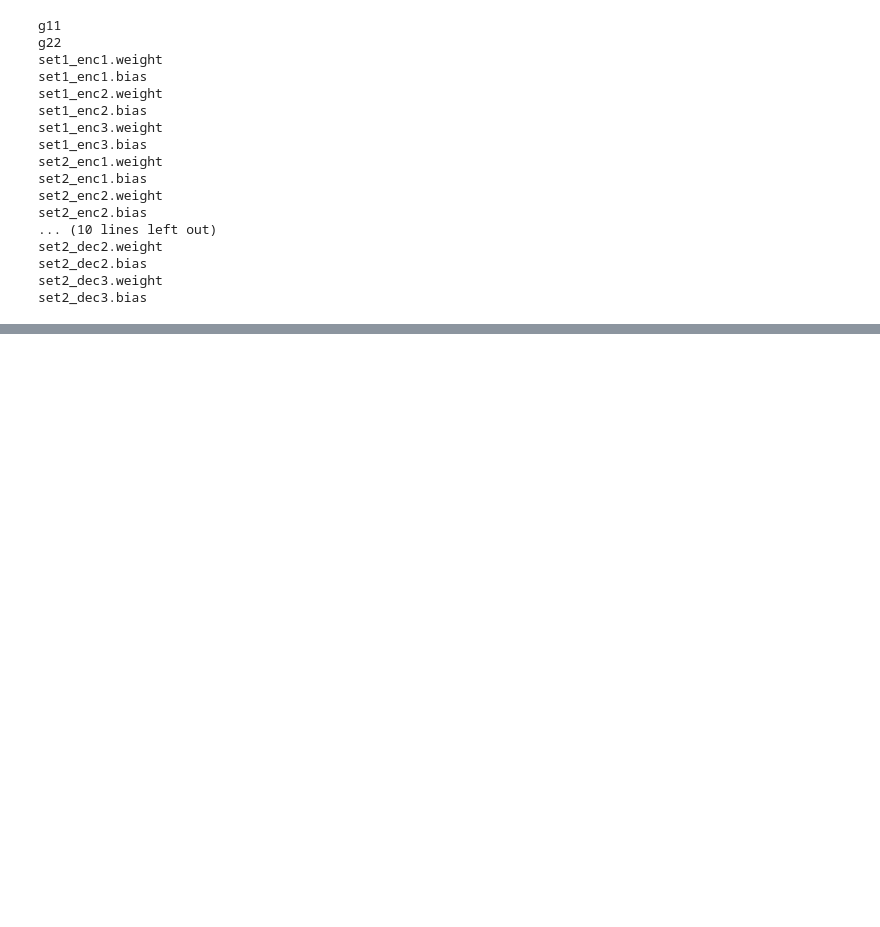
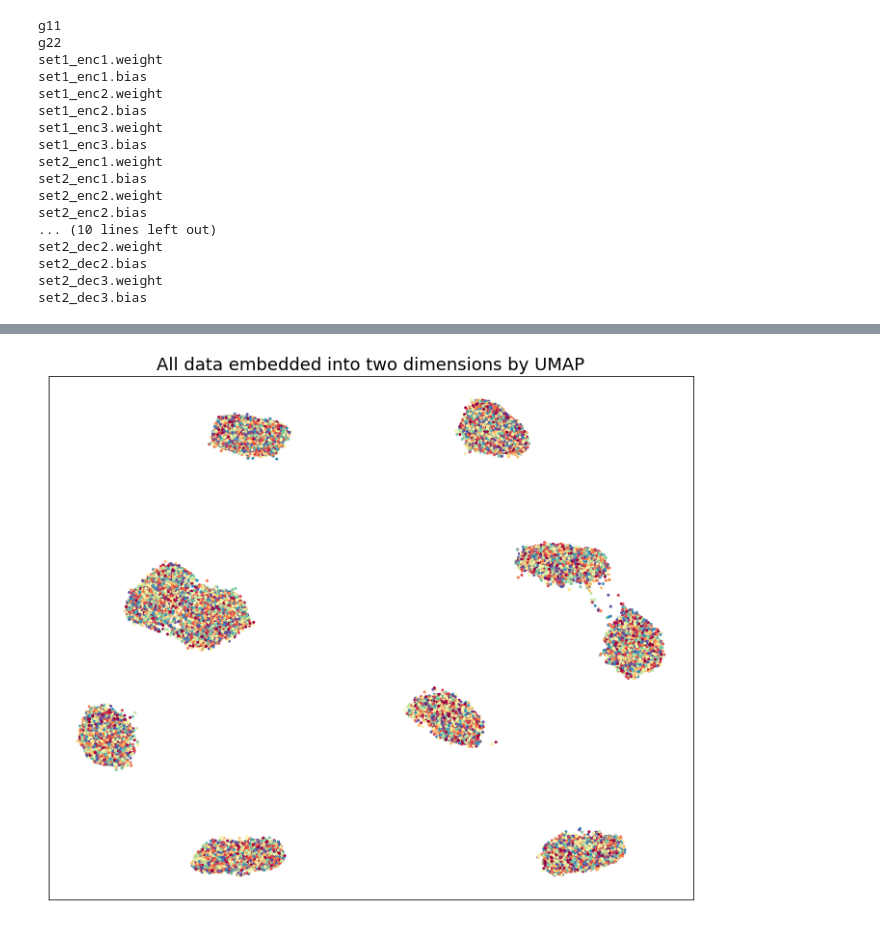
Before and after one commit to achintzeus1994/POISE_VAE, a Jupyter notebook: POISE_VAE_even_odd_MNIST/Xperiments.ipynb, the cells around one changed output, grey strips where cells are left out. Drawn from its saved outputs; the diff is of its cells as text; code cells hidden in the pictures; blank space fills up the shorter version.

```diff
--- a/POISE_VAE_even_odd_MNIST/Xperiments.ipynb
+++ b/POISE_VAE_even_odd_MNIST/Xperiments.ipynb
@@ -384,0 +447,24 @@ plt.show()
+# %%
+reducer   = umap.UMAP()
+data      = latent_both                                     #(59904, 48)
+color     = label_mnist_1                                   #(59904,   )
+labels_1  = label_mnist_1.reshape((len(label_mnist_1),1))   #(59904, 1 )
+labels_2  = label_mnist_2.reshape((len(label_mnist_2),1))   #(59904, 1 )
+labels    = np.concatenate((labels_1,labels_2),axis=1)      #(59904, 2 )
+embedding = reducer.fit_transform(data)
+fig, ax   = plt.subplots(figsize=(12, 10))
+plt.scatter(embedding[:, 0], embedding[:, 1],c=color, cmap="Spectral", s=4)
+plt.setp(ax, xticks=[], yticks=[])
+# cbar = plt.colorbar(boundaries=np.arange(11)-0.5)
+# cbar.set_ticks(np.arange(10))
+# cbar.set_ticklabels(np.arange(10))
+
+#cbar.set_ticklabels(labels)
+
+
+plt.title("All data embedded into two dimensions by UMAP", fontsize=18)
+ax.set_facecolor('white')
+
+plt.show()
+# %% [output]
+[figure, added]
```
Also changed, not shown: parts of 23 cells of this notebook, 27 other files.
